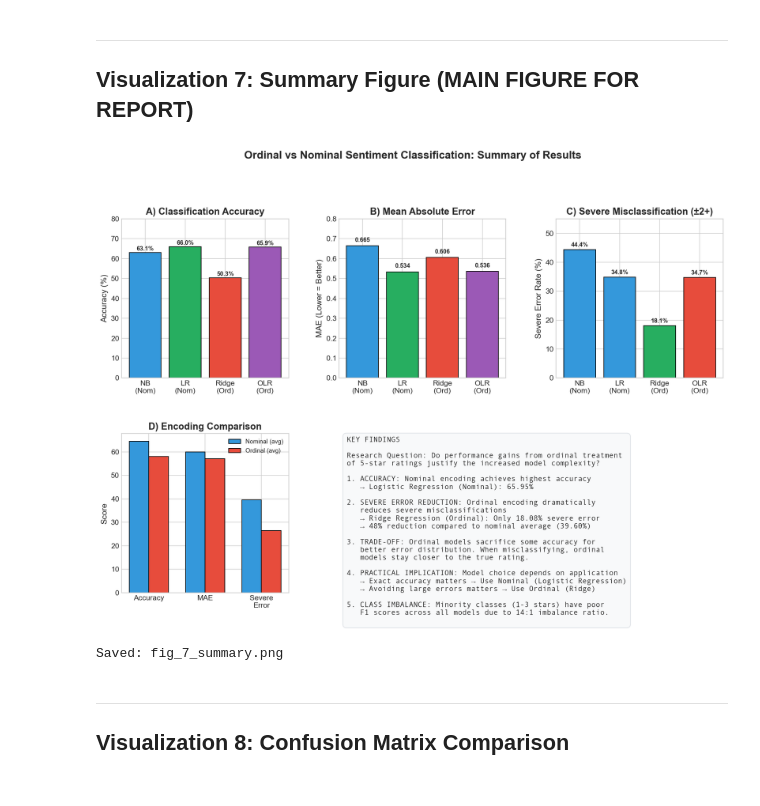
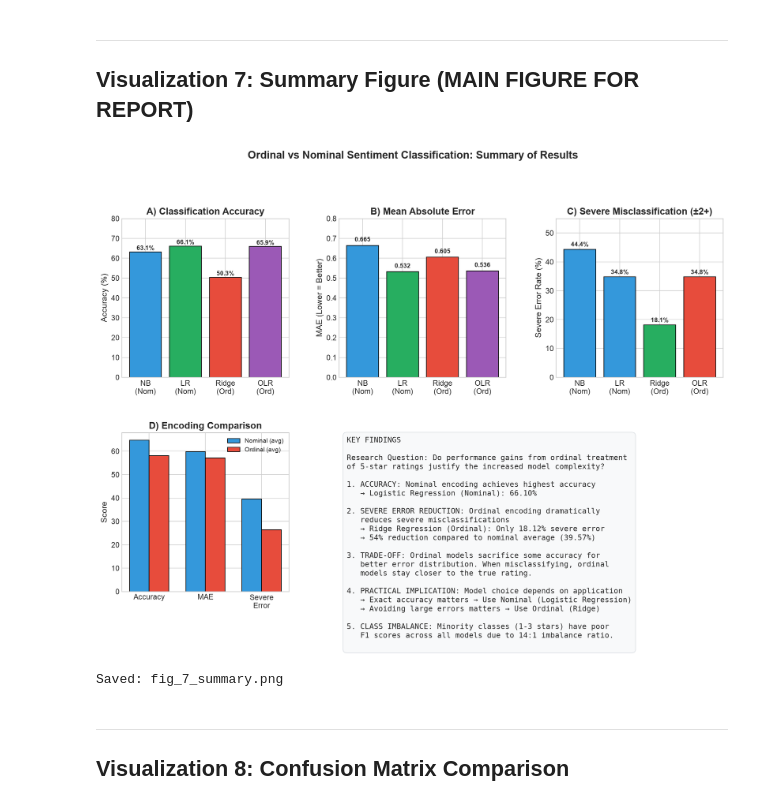
Before and after one commit to Atharv-Girish-Chaudhary/ordinal-sentiment-classification, a Jupyter notebook: notebooks/6_Additional_Visualizations.ipynb, the cells around one changed output. Saved outputs shown, nothing was run; the diff lists cells and outputs as text; code cells hidden in the pictures.

Commit message:
fix: draw notebook 6's figures from the committed result tables

```diff
--- a/notebooks/6_Additional_Visualizations.ipynb
+++ b/notebooks/6_Additional_Visualizations.ipynb
@@ -357,9 +365,9 @@ fig, ax = plt.subplots(figsize=(10, 7))
 
 # Data
 models_short = ['NB', 'LR', 'Ridge', 'OLR']
-accuracy = [63.12, 65.95, 50.29, 65.86]
-mae = [0.6651, 0.5337, 0.6055, 0.5360]
-severe = [44.37, 34.83, 18.08, 34.74]
+accuracy = (df_results['Accuracy'] * 100).tolist()
+mae = df_results['MAE'].tolist()
+severe = (df_results['Severe_Error'] * 100).tolist()
 colors = ['#3498db', '#2ecc71', '#e74c3c', '#9b59b6']
 markers = ['o', 's', '^', 'd']
 
@@ -371,10 +379,10 @@ for i, (acc, m, sev, c, mark, name) in enumerate(zip(accuracy, mae, severe, colo
 
 # Add annotations
 annotations = [
-    ('Naive Bayes\n(Nominal)', (63.12, 0.6651), (-60, 20)),
-    ('Logistic Reg\n(Nominal)', (65.95, 0.5337), (40, 30)),
-    ('Ridge Reg\n(Ordinal)', (50.29, 0.6055), (-70, -30)),
-    ('Ordinal LR\n(Ordinal)', (65.86, 0.5360), (40, -40))
+    ('Naive Bayes\n(Nominal)', (accuracy[0], mae[0]), (-60, 20)),
+    ('Logistic Reg\n(Nominal)', (accuracy[1], mae[1]), (40, 30)),
+    ('Ridge Reg\n(Ordinal)', (accuracy[2], mae[2]), (-70, -30)),
+    ('Ordinal LR\n(Ordinal)', (accuracy[3], mae[3]), (40, -40))
 ]
 
 for name, (x, y), offset in annotations:
@@ -411,7 +419,7 @@ fig, (ax1, ax2) = plt.subplots(1, 2, figsize=(14, 6))
 
 # Left: Class distribution
 ratings = ['1-Star', '2-Star', '3-Star', '4-Star', '5-Star']
-counts = [2835, 2161, 3964, 10103, 30897]
+counts = df_class['Count'].tolist()
 colors_dist = ['#e74c3c', '#e74c3c', '#f39c12', '#3498db', '#27ae60']
 
 bars1 = ax1.bar(ratings, counts, color=colors_dist, edgecolor='black')
@@ -427,8 +435,8 @@ for bar, count in zip(bars1, counts):
 x = np.arange(5)
 width = 0.35
 
-f1_lr = [0.5098, 0.1006, 0.1800, 0.3005, 0.8054]
-f1_olr = [0.4332, 0.1141, 0.1993, 0.2964, 0.8080]
+f1_lr = df_f1['Logistic Regression'].tolist()
+f1_olr = df_f1['Ordinal LR'].tolist()
 
 bars2 = ax2.bar(x - width/2, f1_lr, width, label='Logistic Reg (Nominal)',
                 color='#2ecc71', edgecolor='black')
@@ -469,7 +477,7 @@ gs = fig.add_gridspec(2, 3, hspace=0.35, wspace=0.3)
 # Plot 1: Accuracy comparison
 ax1 = fig.add_subplot(gs[0, 0])
 models_short = ['NB\n(Nom)', 'LR\n(Nom)', 'Ridge\n(Ord)', 'OLR\n(Ord)']
-accuracy = [63.12, 65.95, 50.29, 65.86]
+accuracy = (df_results['Accuracy'] * 100).tolist()
 colors = ['#3498db', '#27ae60', '#e74c3c', '#9b59b6']
 bars = ax1.bar(models_short, accuracy, color=colors, edgecolor='black')
 ax1.set_ylabel('Accuracy (%)')
@@ -481,7 +489,7 @@ for bar, acc in zip(bars, accuracy):
 
 # Plot 2: MAE comparison
 ax2 = fig.add_subplot(gs[0, 1])
-mae = [0.6651, 0.5337, 0.6055, 0.5360]
+mae = df_results['MAE'].tolist()
 bars = ax2.bar(models_short, mae, color=colors, edgecolor='black')
 ax2.set_ylabel('MAE (Lower = Better)')
 ax2.set_title('B) Mean Absolute Error', fontweight='bold')
@@ -492,7 +500,7 @@ for bar, m in zip(bars, mae):
 
 # Plot 3: Severe Error comparison
 ax3 = fig.add_subplot(gs[0, 2])
-severe = [44.37, 34.83, 18.08, 34.74]
+severe = (df_results['Severe_Error'] * 100).tolist()
 bar_colors = ['#3498db', '#3498db', '#27ae60', '#e74c3c']
 bars = ax3.bar(models_short, severe, color=bar_colors, edgecolor='black')
 ax3.set_ylabel('Severe Error Rate (%)')
@@ -506,8 +514,9 @@ for bar, s in zip(bars, severe):
 ax4 = fig.add_subplot(gs[1, 0])
 metrics = ['Accuracy', 'MAE', 'Severe\nError']
 # Normalize for comparison (scale 0-100)
-nominal_avg = [64.54, 59.94, 39.60]  # MAE scaled, Severe as-is
-ordinal_avg = [58.08, 57.08, 26.41]
+encoding_means = df_results.groupby('Encoding')[['Accuracy', 'MAE', 'Severe_Error']].mean() * 100
+nominal_avg = encoding_means.loc['Nominal'].tolist()  # MAE scaled, Severe as-is
+ordinal_avg = encoding_means.loc['Ordinal'].tolist()
 x = np.arange(len(metrics))
 width = 0.35
 ax4.bar(x - width/2, nominal_avg, width, label='Nominal (avg)', color='#3498db', edgecolor='black')
@@ -522,43 +531,49 @@ ax4.set_ylabel('Score')
 ax5 = fig.add_subplot(gs[1, 1:])
 ax5.axis('off')
 
-findings_text = """KEY FINDINGS
+# Numbers for the text below, from the tables
+lr = results_by_model.loc['Logistic Regression']
+ridge = results_by_model.loc['Ridge Regression']
+reduction_vs_nominal_avg = (nominal_avg[2] - ridge['Severe_Error'] * 100) / nominal_avg[2] * 100
+imbalance_ratio = df_class['Count'].max() / df_class['Count'].min()
+
+findings_text = f"""KEY FINDINGS
 
 Research Question: Do performance gains from ordinal treatment
 of 5-star ratings justify the increased model complexity?
 
 1. ACCURACY: Nominal encoding achieves highest accuracy
-   → Logistic Regression (Nominal): 65.95%
+   → Logistic Regression (Nominal): {lr['Accuracy']:.2%}
 
 2. SEVERE ERROR REDUCTION: Ordinal encoding dramatically
    reduces severe misclassifications
-   → Ridge Regression (Ordinal): Only 18.08% severe error
-   → 48% reduction compared to nominal average (39.60%)
+   → Ridge Regression (Ordinal): Only {ridge['Severe_Error']:.2%} severe error
+   → {reduction_vs_nominal_avg:.0f}% reduction compared to nominal average ({nominal_avg[2]:.2f}%)
 
 3. TRADE-OFF: Ordinal models sacrifice some accuracy for
    better error distribution. When misclassifying, ordinal
    models stay closer to the true rating.
 
 4. PRACTICAL IMPLICATION: Model choice depends on application
    → Exact accuracy matters → Use Nominal (Logistic Regression)
    → Avoiding large errors matters → Use Ordinal (Ridge)
 
 5. CLASS IMBALANCE: Minority classes (1-3 stars) have poor
-   F1 scores across all models due to 14:1 imbalance ratio.
+   F1 scores across all models due to {imbalance_ratio:.0f}:1 imbalance ratio.
 """
 
 ax5.text(0.02, 0.98, findings_text, transform=ax5.transAxes, fontsize=11,
          verticalalignment='top', fontfamily='monospace',
          bbox=dict(boxstyle='round', facecolor='#f8f9fa', edgecolor='#dee2e6', pad=0.5))
 
 plt.suptitle('Ordinal vs Nominal Sentiment Classification: Summary of Results',
              fontsize=16, fontweight='bold', y=1.02)
 
 plt.savefig(f'{OUTPUT_PATH}fig_7_summary.png', facecolor='white', bbox_inches='tight')
 plt.show()
 print("\nSaved: fig_7_summary.png")
 # %% [output]
-[figure, old version]
+[figure, new version]
 Saved: fig_7_summary.png
 # %% [markdown]
 ---
```
Also changed, not shown: parts of 16 cells of this notebook, 9 other files.
